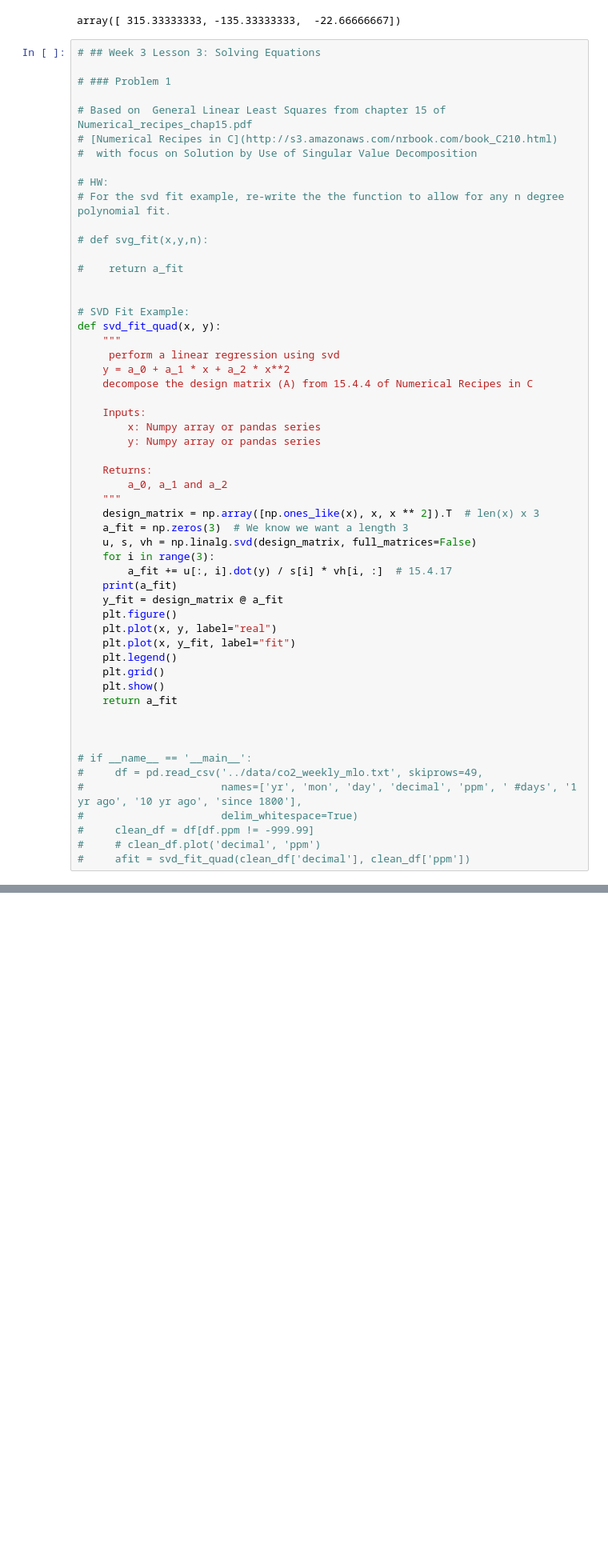
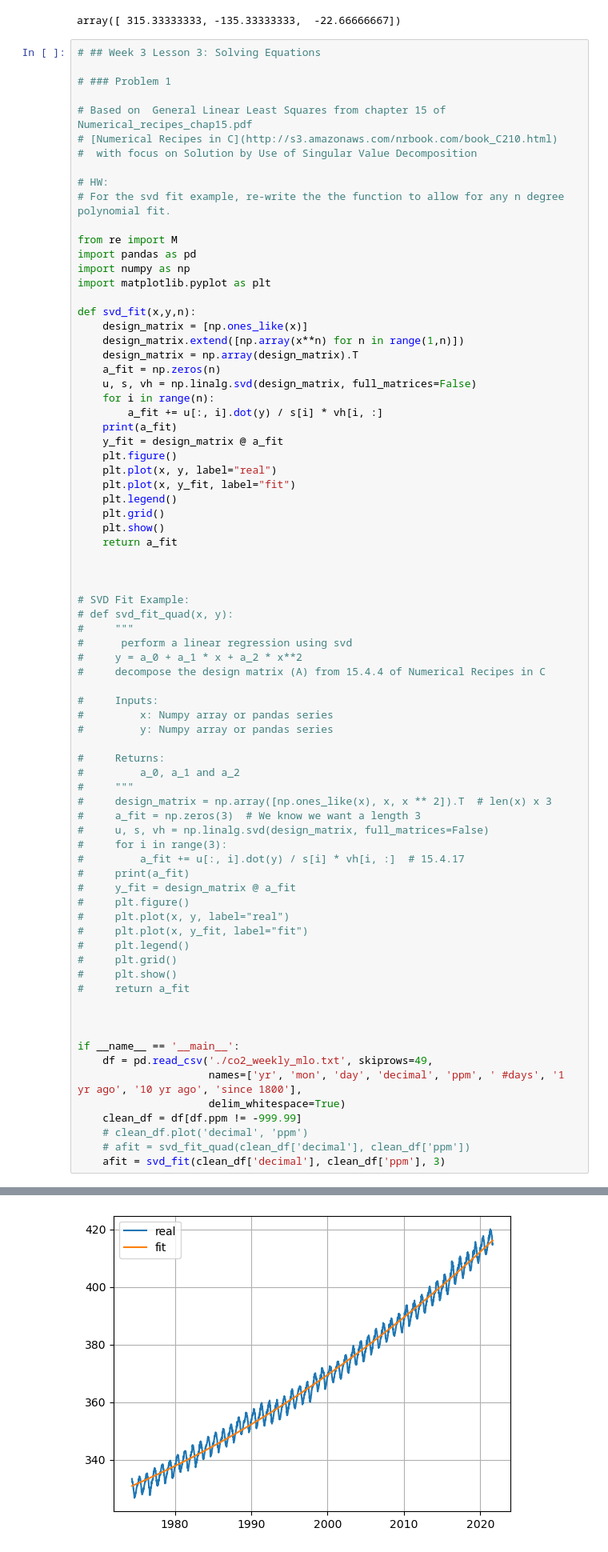
Before and after one commit to Teltnuag/EENG032, a Jupyter notebook: Homework.ipynb, the cells around one changed output, grey strips where cells are left out. Shown: that part at 80% size. Saved outputs shown, nothing was run; the diff lists cells and outputs as text; blank space fills up the shorter version.

```diff
--- a/Homework.ipynb
+++ b/Homework.ipynb
@@ -462,30 +462,19 @@ array([ 315.33333333, -135.33333333,  -22.66666667])
 # HW:
 # For the svd fit example, re-write the the function to allow for any n degree polynomial fit.
 
-# def svg_fit(x,y,n):
+from re import M
+import pandas as pd
+import numpy as np
+import matplotlib.pyplot as plt
 
-#    return a_fit
-
-
-# SVD Fit Example:
-def svd_fit_quad(x, y):
-    """
-     perform a linear regression using svd
-    y = a_0 + a_1 * x + a_2 * x**2
-    decompose the design matrix (A) from 15.4.4 of Numerical Recipes in C
-
-    Inputs:
-        x: Numpy array or pandas series
-        y: Numpy array or pandas series
-
-    Returns:
-        a_0, a_1 and a_2
-    """
-    design_matrix = np.array([np.ones_like(x), x, x ** 2]).T  # len(x) x 3
-    a_fit = np.zeros(3)  # We know we want a length 3
+def svd_fit(x,y,n):
+    design_matrix = [np.ones_like(x)]
+    design_matrix.extend([np.array(x**n) for n in range(1,n)])
+    design_matrix = np.array(design_matrix).T
+    a_fit = np.zeros(n)
     u, s, vh = np.linalg.svd(design_matrix, full_matrices=False)
-    for i in range(3):
-        a_fit += u[:, i].dot(y) / s[i] * vh[i, :]  # 15.4.17
+    for i in range(n):
+        a_fit += u[:, i].dot(y) / s[i] * vh[i, :]
     print(a_fit)
     y_fit = design_matrix @ a_fit
     plt.figure()
@@ -498,10 +487,43 @@ def svd_fit_quad(x, y):
 
 
 
-# if __name__ == '__main__':
-#     df = pd.read_csv('../data/co2_weekly_mlo.txt', skiprows=49,
-#                      names=['yr', 'mon', 'day', 'decimal', 'ppm', ' #days', '1 yr ago', '10 yr ago', 'since 1800'],
-#                      delim_whitespace=True)
-#     clean_df = df[df.ppm != -999.99]
-#     # clean_df.plot('decimal', 'ppm')
-#     afit = svd_fit_quad(clean_df['decimal'], clean_df['ppm'])
+# SVD Fit Example:
+# def svd_fit_quad(x, y):
+#     """
+#      perform a linear regression using svd
+#     y = a_0 + a_1 * x + a_2 * x**2
+#     decompose the design matrix (A) from 15.4.4 of Numerical Recipes in C
+
+#     Inputs:
+#         x: Numpy array or pandas series
+#         y: Numpy array or pandas series
+
+#     Returns:
+#         a_0, a_1 and a_2
+#     """
+#     design_matrix = np.array([np.ones_like(x), x, x ** 2]).T  # len(x) x 3
+#     a_fit = np.zeros(3)  # We know we want a length 3
+#     u, s, vh = np.linalg.svd(design_matrix, full_matrices=False)
+#     for i in range(3):
+#         a_fit += u[:, i].dot(y) / s[i] * vh[i, :]  # 15.4.17
+#     print(a_fit)
+#     y_fit = design_matrix @ a_fit
+#     plt.figure()
+#     plt.plot(x, y, label="real")
+#     plt.plot(x, y_fit, label="fit")
+#     plt.legend()
+#     plt.grid()
+#     plt.show()
+#     return a_fit
+
+
+
+if __name__ == '__main__':
+    df = pd.read_csv('./co2_weekly_mlo.txt', skiprows=49,
+                     names=['yr', 'mon', 'day', 'decimal', 'ppm', ' #days', '1 yr ago', '10 yr ago', 'since 1800'],
+                     delim_whitespace=True)
+    clean_df = df[df.ppm != -999.99]
+    # clean_df.plot('decimal', 'ppm')
+    # afit = svd_fit_quad(clean_df['decimal'], clean_df['ppm'])
+    afit = svd_fit(clean_df['decimal'], clean_df['ppm'], 3)
+# %% [output]
@@ -507,0 +531 @@ def svd_fit_quad(x, y):
+[figure, added]
```
Also changed, not shown: parts of 1 cell of this notebook.
